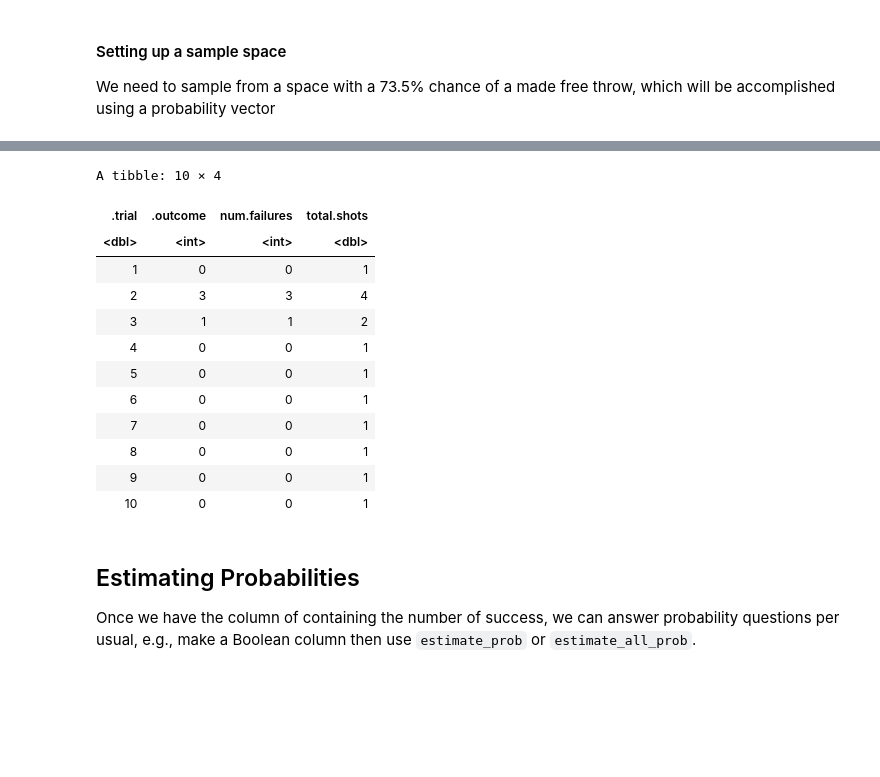
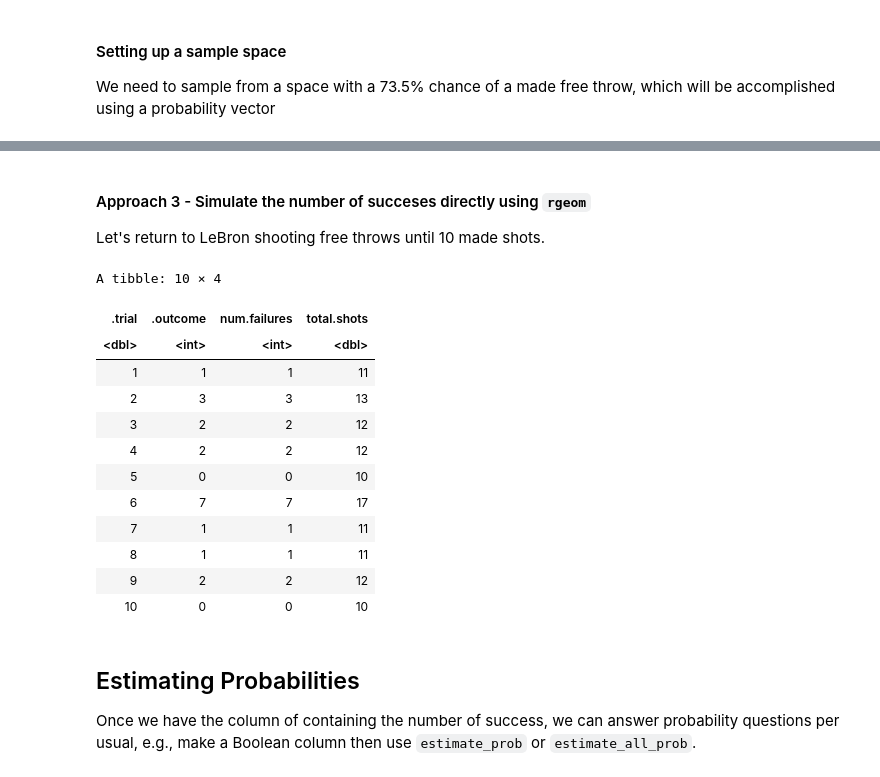
Before and after one commit to yardsale8/probability_simulations_in_R, a Jupyter notebook: 2_2_simulating_the_geometric_and_negative_binomial_distributions.ipynb, the cells around one changed output, grey strips where cells are left out. Saved outputs shown, nothing was run; the diff lists cells and outputs as text; code cells hidden in the pictures; blank space fills up the shorter version.

```diff
--- a/2_2_simulating_the_geometric_and_negative_binomial_distributions.ipynb
+++ b/2_2_simulating_the_geometric_and_negative_binomial_distributions.ipynb
@@ -228,23 +273,30 @@ Note that the signature of `rgeom` is `rgeom(n, prob)` (use help!).  Here will u
+# %% [markdown]
+#### Approach 3 - Simulate the number of succeses directly using `rgeom`
+
+Let's return to LeBron shooting free throws until 10 made shots.
 # %%
+p <- 0.735
+k <- 10
 N <- 10
-(replicate_int(N, rgeom(1, 0.735))
+(replicate_int(N, rnbinom(1, k, p))
  %>% mutate(num.failures = .outcome,
-            total.shots = num.failures + 1)
+            total.shots = num.failures + k)
+
 )
 # %% [output]
 A tibble: 10 × 4
 | .trial | .outcome | num.failures | total.shots |
 | <dbl> | <int> | <int> | <dbl> |
-| 1 | 0 | 0 | 1 |
-| 2 | 3 | 3 | 4 |
-| 3 | 1 | 1 | 2 |
-| 4 | 0 | 0 | 1 |
-| 5 | 0 | 0 | 1 |
-| 6 | 0 | 0 | 1 |
-| 7 | 0 | 0 | 1 |
-| 8 | 0 | 0 | 1 |
-| 9 | 0 | 0 | 1 |
-| 10 | 0 | 0 | 1 |
+| 1 | 1 | 1 | 11 |
+| 2 | 3 | 3 | 13 |
+| 3 | 2 | 2 | 12 |
+| 4 | 2 | 2 | 12 |
+| 5 | 0 | 0 | 10 |
+| 6 | 7 | 7 | 17 |
+| 7 | 1 | 1 | 11 |
+| 8 | 1 | 1 | 11 |
+| 9 | 2 | 2 | 12 |
+| 10 | 0 | 0 | 10 |
 # %% [markdown]
 ## Estimating Probabilities
 
```
Also changed, not shown: parts of 38 cells of this notebook.
